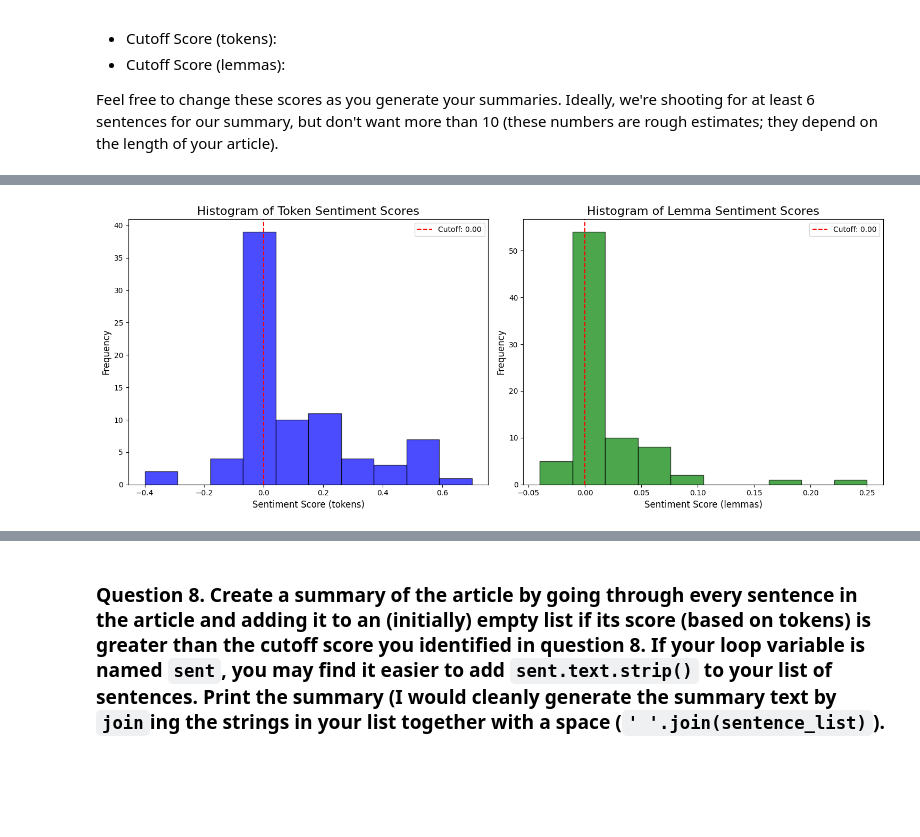
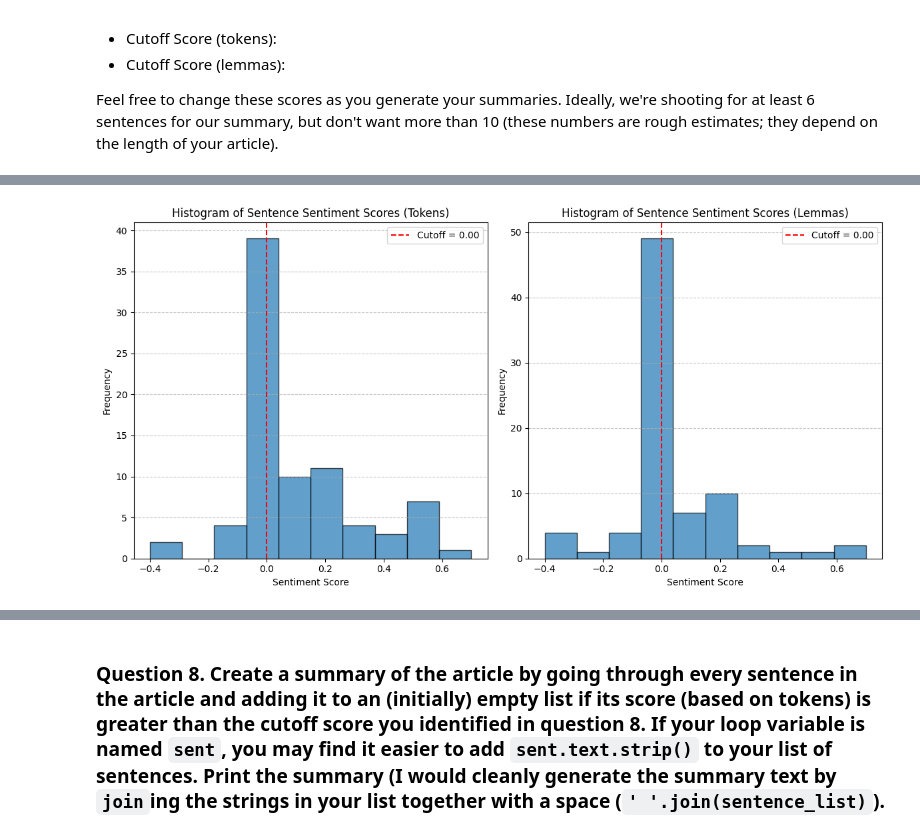
Before and after one commit to albertokabore/Albert_Final_Module_7_article-summarizer, a Jupyter notebook: article-summarizer.ipynb, the cells around one changed output, grey strips where cells are left out. Saved outputs shown, nothing was run; the diff lists cells and outputs as text; code cells hidden in the pictures; blank space fills up the shorter version.

```diff
--- a/article-summarizer.ipynb
+++ b/article-summarizer.ipynb
@@ -330,47 +330,64 @@ Observation:
 Feel free to change these scores as you generate your summaries.  Ideally, we're shooting for at least 6 sentences for our summary, but don't want more than 10 (these numbers are rough estimates; they depend on the length of your article).
 # %%
 
-# Calculate sentiment scores for tokens and lemmas
-# Token-based scores
-token_scores = [sent._.blob.polarity for sent in doc.sents]
+import requests
+from bs4 import BeautifulSoup
+import spacy
+from spacytextblob.spacytextblob import SpacyTextBlob
+import matplotlib.pyplot as plt
 
-# Lemma-based scores (ensure division by zero does not occur)
-lemma_scores = [
-    (sum(token._.blob.polarity for token in sent if token.is_alpha) / len([token for token in sent if token.is_alpha]))
-    if len([token for token in sent if token.is_alpha]) > 0 else 0
-    for sent in doc.sents
-]
+# Create sentiment scores for tokens and lemmas
+sentence_token_scores = [sent._.blob.polarity for sent in doc.sents]
+sentence_lemma_scores = []
+for sent in doc.sents:
+    lemmas = [token.lemma_.lower() for token in sent if not token.is_stop and not token.is_punct]
+    lemma_doc = nlp(" ".join(lemmas))
+    sentence_lemma_scores.append(lemma_doc._.blob.polarity)
 
-# Calculate cutoff scores
-cutoff_tokens = np.percentile(token_scores, 50)  # Median score for tokens
-cutoff_lemmas = np.percentile(lemma_scores, 50)  # Median score for lemmas
+# Calculate cutoff scores dynamically
+token_cutoff = np.percentile(sentence_token_scores, 50)  # Median score (50th percentile)
+lemma_cutoff = np.percentile(sentence_lemma_scores, 50)  # Median score (50th percentile)
 
-# Plot histograms
-plt.figure(figsize=(15, 6))
+# Filter sentences based on cutoff scores
+selected_sentences_tokens = [sent.text for sent, score in zip(doc.sents, sentence_token_scores) if score > token_cutoff]
+selected_sentences_lemmas = [sent.text for sent, score in zip(doc.sents, sentence_lemma_scores) if score > lemma_cutoff]
 
-# Token-based histogram
+# Print selected sentences
+print("Selected Sentences (Tokens):")
+for sentence in selected_sentences_tokens:
+    print(sentence)
+
+print("\nSelected Sentences (Lemmas):")
+for sentence in selected_sentences_lemmas:
+    print(sentence)
+
+# Plot histograms with cutoff lines
+plt.figure(figsize=(12, 6))
+
+# Tokens histogram
 plt.subplot(1, 2, 1)
-plt.hist(token_scores, bins=10, color='blue', edgecolor='black', alpha=0.7)
-plt.axvline(cutoff_tokens, color='red', linestyle='--', label=f"Cutoff: {cutoff_tokens:.2f}")
-plt.title("Histogram of Token Sentiment Scores", fontsize=16)
-plt.xlabel("Sentiment Score (tokens)", fontsize=12)
-plt.ylabel("Frequency", fontsize=12)
+plt.hist(sentence_token_scores, bins=10, edgecolor='black', alpha=0.7)
+plt.axvline(x=token_cutoff, color='red', linestyle='--', label=f"Cutoff = {token_cutoff:.2f}")
+plt.title('Histogram of Sentence Sentiment Scores (Tokens)')
+plt.xlabel('Sentiment Score')
+plt.ylabel('Frequency')
 plt.legend()
+plt.grid(axis='y', linestyle='--', alpha=0.7)
 
-# Lemma-based histogram
+# Lemmas histogram
 plt.subplot(1, 2, 2)
-plt.hist(lemma_scores, bins=10, color='green', edgecolor='black', alpha=0.7)
-plt.axvline(cutoff_lemmas, color='red', linestyle='--', label=f"Cutoff: {cutoff_lemmas:.2f}")
-plt.title("Histogram of Lemma Sentiment Scores", fontsize=16)
-plt.xlabel("Sentiment Score (lemmas)", fontsize=12)
-plt.ylabel("Frequency", fontsize=12)
+plt.hist(sentence_lemma_scores, bins=10, edgecolor='black', alpha=0.7)
+plt.axvline(x=lemma_cutoff, color='red', linestyle='--', label=f"Cutoff = {lemma_cutoff:.2f}")
+plt.title('Histogram of Sentence Sentiment Scores (Lemmas)')
+plt.xlabel('Sentiment Score')
+plt.ylabel('Frequency')
 plt.legend()
+plt.grid(axis='y', linestyle='--', alpha=0.7)
 
-# Display the plots
 plt.tight_layout()
 plt.show()
 
-# Print the cutoff scores
-print(f"Cutoff Score (tokens): {cutoff_tokens:.2f}")
-print(f"Cutoff Score (lemmas): {cutoff_lemmas:.2f}")
+# Record cutoffs
+print(f"\nCutoff Score (tokens): {token_cutoff:.2f}")
+print(f"Cutoff Score (lemmas): {lemma_cutoff:.2f}")
 # %% [output]
@@ -377 +411 @@ print(f"Cutoff Score (lemmas): {cutoff_lemmas:.2f}")
-[figure, old version]
+[figure, new version]
```
Also changed, not shown: parts of 6 cells of this notebook, 1 other file.
